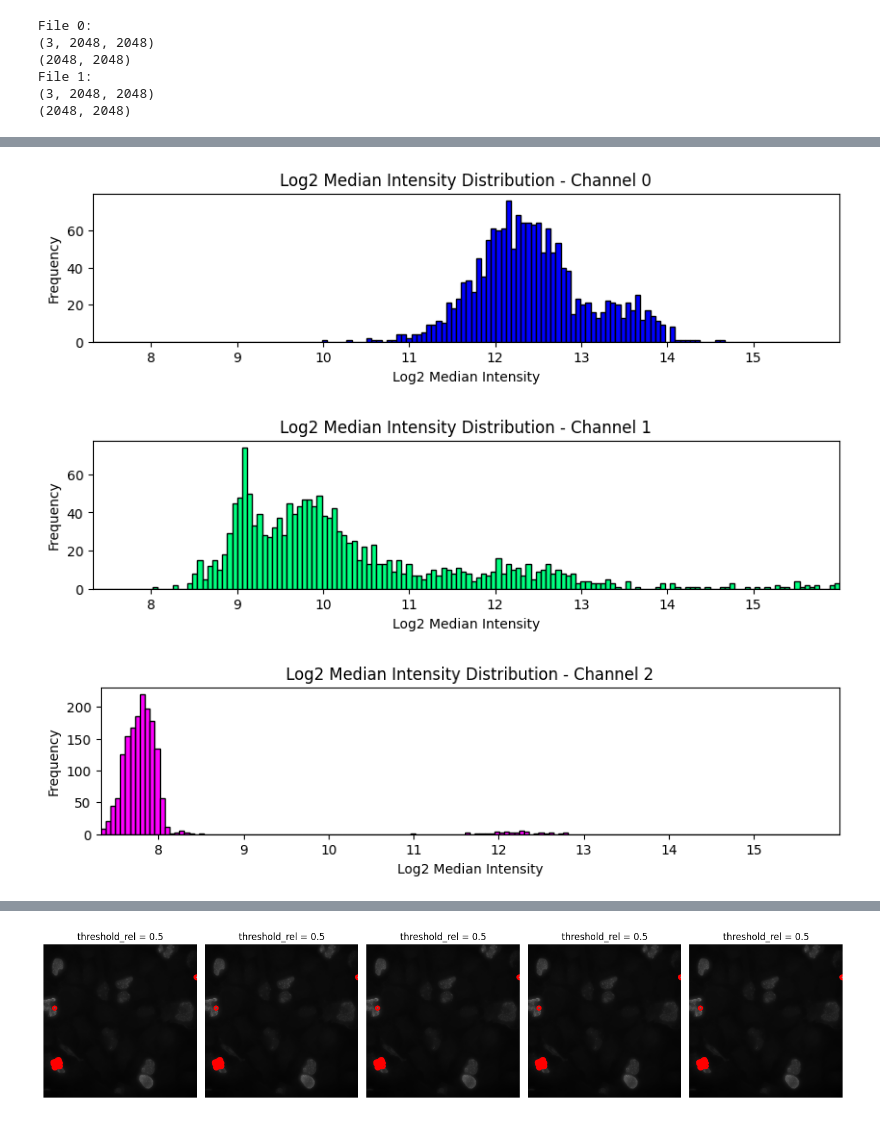
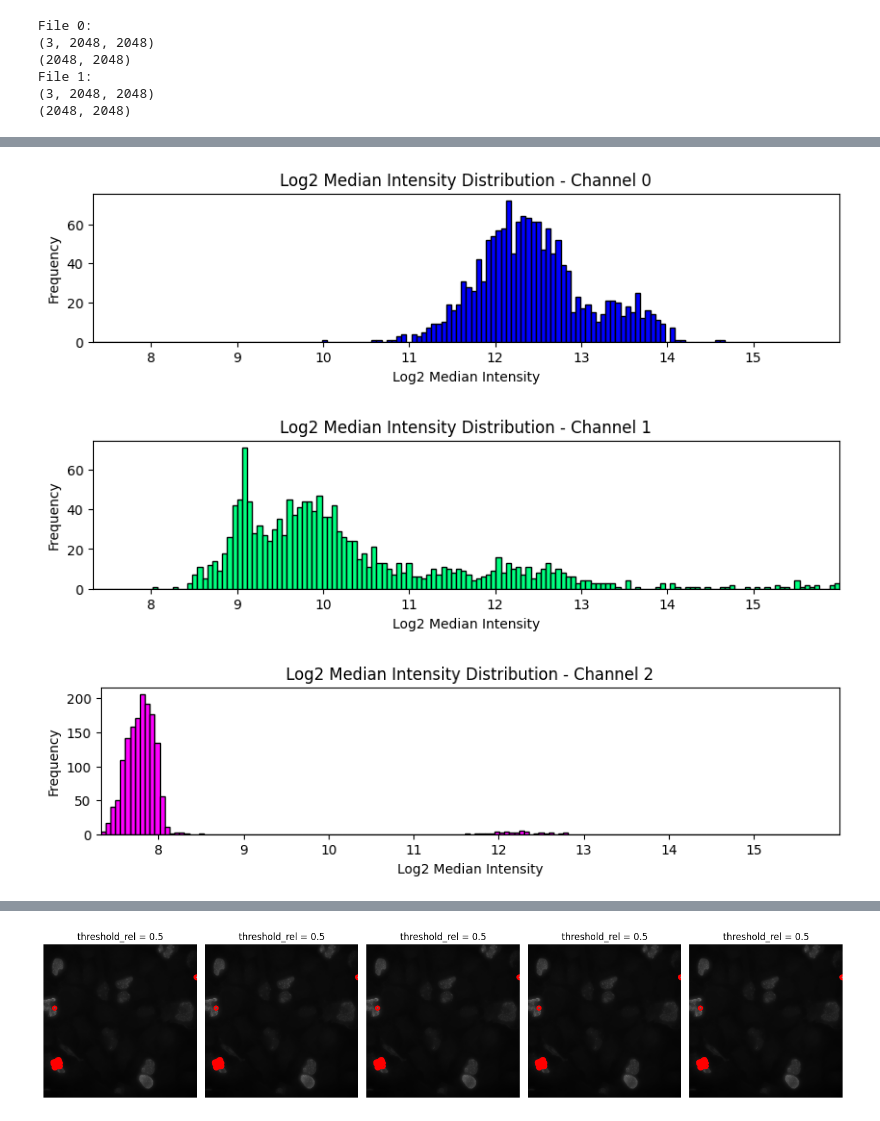
Before and after one commit to timotheelionnet/python_image-analysis, a Jupyter notebook: notebooks/image-readr.ipynb, the cells around one changed output, grey strips where cells are left out. Cells and saved outputs as stored; diff of their text form; code cells hidden in the pictures.

Commit message:
added outlier removal step

```diff
--- a/notebooks/image-readr.ipynb
+++ b/notebooks/image-readr.ipynb
@@ -139,6 +148,9 @@ for img_index, mask_index in matched_indices:
     for roi in my_rois:
         roi_metrics[roi] = {}
 
+        # Calculate area of the ROI
+        area = np.sum(my_mask_n == roi)
+
         # Iterate over each channel
         for channel_index in range(my_image.shape[0]):
             # Isolate the ROI in this channel
@@ -158,6 +170,7 @@ for img_index, mask_index in matched_indices:
 
             # Store metrics
             roi_metrics[roi][f'Channel {channel_index}'] = {
+                'area': area,
                 'avg': mean_intensity,
                 'median': median_intensity,
                 'std': std_deviation,
@@ -171,0 +235,10 @@ for img_index, mask_index in matched_indices:
+# %%
+# Remove values outside the number of SD that the user defines
+# for the log or sqrt-transformed data, as above
+# (2*SD seems generally reasonable for this data)
+# using the outliersOut function in  outliers_removal.py
+sd_cutoff = 2
+tx = "sqrt"
+
+filtered_metrics, thresholds = outliersOut(all_roi_metrics, sd_filter = sd_cutoff, transformation = tx)
+print("Thresholds (Mean, Std Dev, Lower, Upper):", thresholds)
@@ -204,15 +276,16 @@ Image 0: 40 ROIs
       minima: 177.00
 # %%
 # Replace these with the indices of the image, ROI, and channel you want to inspect
-image_index = 0  # First image
+image_index = 5  # First image
 roi_index = 9   # ROI with ID 9
 channel_index = 0  # First channel
 
+image_file = image_file_names[image_index]
 image_key = f"Image {image_index}"
 roi_metrics = all_roi_metrics.get(image_key, {})
 roi_channel_metrics = roi_metrics.get(roi_index, {}).get(f'Channel {channel_index}', {})
 
-print(f"Metrics for Image {image_index}, ROI {roi_index}, Channel {channel_index}:")
+print(f"Metrics for Image {image_index}, ({image_file}), ROI {roi_index}, Channel {channel_index}:")
 for metric, value in roi_channel_metrics.items():
     print(f"  {metric}: {value:.2f}")
 # %% [output]
@@ -229,7 +303,7 @@ Metrics for Image 0, ROI 9, Channel 0:
 flattened_data = []
 
 # Iterate over each image, ROI, and channel and flatten the data
-for image_key, rois in all_roi_metrics.items():
+for image_key, rois in filtered_metrics.items():
     image_index = int(image_key.split()[1])  # Extract image index
     file_name = image_file_names[image_index]  # Get the file name from image_file_names list
     for roi_key, channels in rois.items():
@@ -251,4 +325,4 @@ metrics_df = pd.DataFrame(flattened_data)
 metrics_df['channel'] = metrics_df['channel'].apply(lambda x: int(x.split()[1]))
 
 # Check the DataFrame
-print(metrics_df.head())
+# print(metrics_df.head())
@@ -278,36 +331,37 @@ print(metrics_df.head())
 
 # Choose the metric to plot:
 my_metric = 'median'
+x_label = "Median Intensity"
 
 # Transform the metric values to log2
 metrics_df['log2_median'] = np.log2(metrics_df[my_metric])
 
 # Determine global min and max for Average Intensity and max for frequency
 global_min_intensity = metrics_df['log2_median'].min()
 global_max_intensity = metrics_df['log2_median'].max()
 max_frequency = metrics_df.groupby('channel')[my_metric].count().max()
 
 # Define channel colors
 channel_colors = {0: 'blue', 1: 'springgreen', 2: 'magenta'}
 
 # Group the data by 'Channel' and then plot histograms for 'Average Intensity'
 for channel, data in metrics_df.groupby('channel'):
     # Plot histogram for each channel
     plt.figure(figsize = (10, 2))  # Fix a 5:1 size ratio
     data['log2_median'].hist(bins = 150,
                                color = channel_colors.get(channel, 'gray'),
                                edgecolor = 'black',
                                linewidth = 1,
                                #density = True,
                                range = (global_min_intensity, global_max_intensity))
-    plt.title(f'Log2 Median Intensity Distribution - Channel {channel}')
-    plt.xlabel('Log2 Median Intensity')
+    plt.title(f'Log2 {x_label} Distribution - Channel {channel}')
+    plt.xlabel(f'Log2 {x_label}')
     plt.ylabel('Frequency')
     plt.xlim(global_min_intensity, global_max_intensity)
     #plt.ylim(0, max_frequency)
     plt.grid(False)  # Optionally turn off the grid
     plt.show()
 # %% [output]
-[figure, old version]
+[figure, new version]
-[figure, old version]
+[figure, new version]
-[figure, old version]
+[figure, new version]
```
Also changed, not shown: parts of 11 cells of this notebook.
